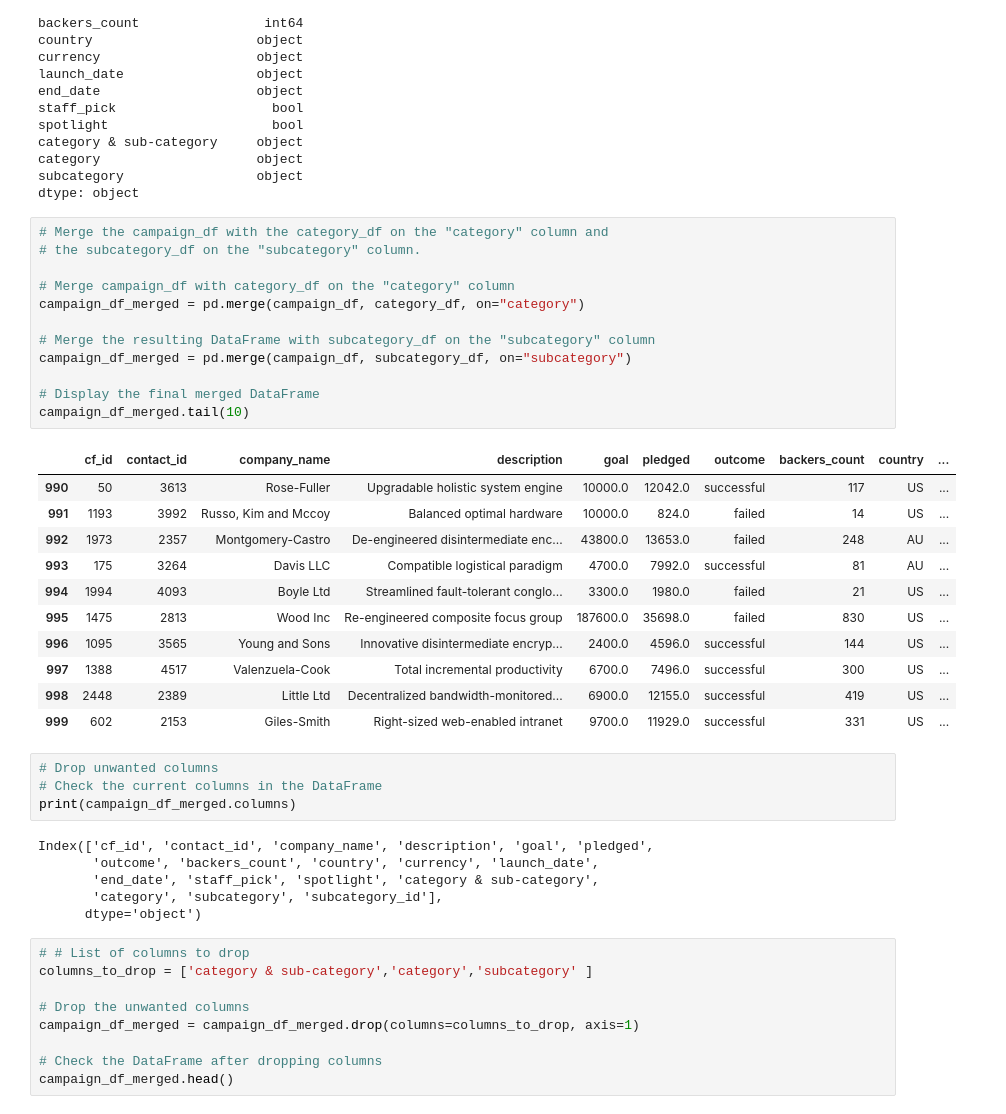
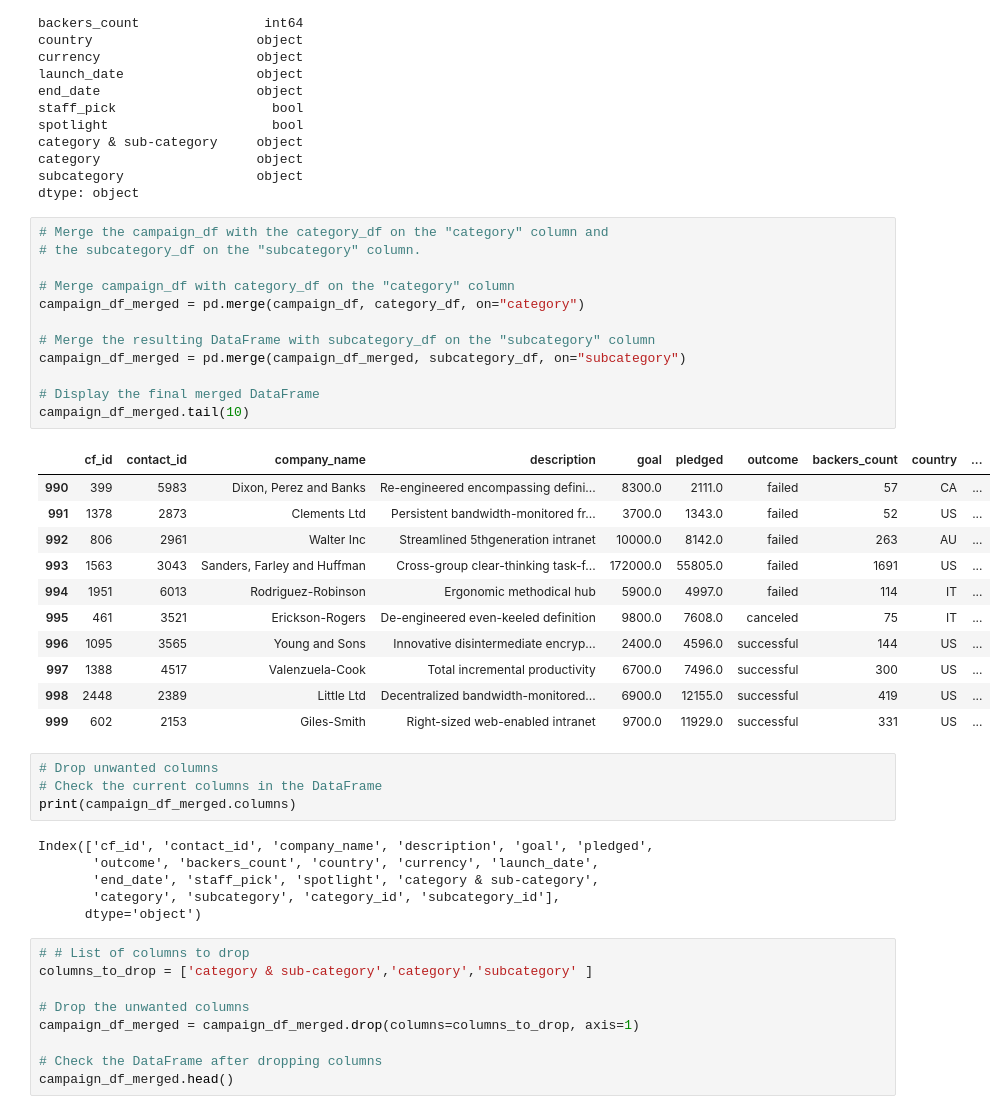
Before and after one commit to agreid057/project-2-group-05, a Jupyter notebook: Deliverables/ETL_Mini_Project_JArroyo_LBlanco_AReid.ipynb, the cells around one changed output. Drawn from its saved outputs; the diff is of its cells as text.

```diff
--- a/Deliverables/ETL_Mini_Project_JArroyo_LBlanco_AReid.ipynb
+++ b/Deliverables/ETL_Mini_Project_JArroyo_LBlanco_AReid.ipynb
@@ -337,23 +337,23 @@ dtype: object
 # %%
 # Merge the campaign_df with the category_df on the "category" column and
 # the subcategory_df on the "subcategory" column.
 
 # Merge campaign_df with category_df on the "category" column
 campaign_df_merged = pd.merge(campaign_df, category_df, on="category")
 
 # Merge the resulting DataFrame with subcategory_df on the "subcategory" column
-campaign_df_merged = pd.merge(campaign_df, subcategory_df, on="subcategory")
+campaign_df_merged = pd.merge(campaign_df_merged, subcategory_df, on="subcategory")
 
 # Display the final merged DataFrame
 campaign_df_merged.tail(10)
 # %% [output]
 |  | cf_id | contact_id | company_name | description | goal | pledged | outcome | backers_count | country | ... |
-| 990 | 50 | 3613 | Rose-Fuller | Upgradable holistic system engine | 10000.0 | 12042.0 | successful | 117 | US | ... |
-| 991 | 1193 | 3992 | Russo, Kim and Mccoy | Balanced optimal hardware | 10000.0 | 824.0 | failed | 14 | US | ... |
-| 992 | 1973 | 2357 | Montgomery-Castro | De-engineered disintermediate enc... | 43800.0 | 13653.0 | failed | 248 | AU | ... |
-| 993 | 175 | 3264 | Davis LLC | Compatible logistical paradigm | 4700.0 | 7992.0 | successful | 81 | AU | ... |
-| 994 | 1994 | 4093 | Boyle Ltd | Streamlined fault-tolerant conglo... | 3300.0 | 1980.0 | failed | 21 | US | ... |
-| 995 | 1475 | 2813 | Wood Inc | Re-engineered composite focus group | 187600.0 | 35698.0 | failed | 830 | US | ... |
+| 990 | 399 | 5983 | Dixon, Perez and Banks | Re-engineered encompassing defini... | 8300.0 | 2111.0 | failed | 57 | CA | ... |
+| 991 | 1378 | 2873 | Clements Ltd | Persistent bandwidth-monitored fr... | 3700.0 | 1343.0 | failed | 52 | US | ... |
+| 992 | 806 | 2961 | Walter Inc | Streamlined 5thgeneration intranet | 10000.0 | 8142.0 | failed | 263 | AU | ... |
+| 993 | 1563 | 3043 | Sanders, Farley and Huffman | Cross-group clear-thinking task-f... | 172000.0 | 55805.0 | failed | 1691 | US | ... |
+| 994 | 1951 | 6013 | Rodriguez-Robinson | Ergonomic methodical hub | 5900.0 | 4997.0 | failed | 114 | IT | ... |
+| 995 | 461 | 3521 | Erickson-Rogers | De-engineered even-keeled definition | 9800.0 | 7608.0 | canceled | 75 | IT | ... |
 | 996 | 1095 | 3565 | Young and Sons | Innovative disintermediate encryp... | 2400.0 | 4596.0 | successful | 144 | US | ... |
 | 997 | 1388 | 4517 | Valenzuela-Cook | Total incremental productivity | 6700.0 | 7496.0 | successful | 300 | US | ... |
 | 998 | 2448 | 2389 | Little Ltd | Decentralized bandwidth-monitored... | 6900.0 | 12155.0 | successful | 419 | US | ... |
@@ -366,7 +366,7 @@ print(campaign_df_merged.columns)
 Index(['cf_id', 'contact_id', 'company_name', 'description', 'goal', 'pledged',
        'outcome', 'backers_count', 'country', 'currency', 'launch_date',
        'end_date', 'staff_pick', 'spotlight', 'category & sub-category',
-       'category', 'subcategory', 'subcategory_id'],
+       'category', 'subcategory', 'category_id', 'subcategory_id'],
       dtype='object')
 # %%
 # # List of columns to drop
```
Also changed, not shown: 1 other file.
